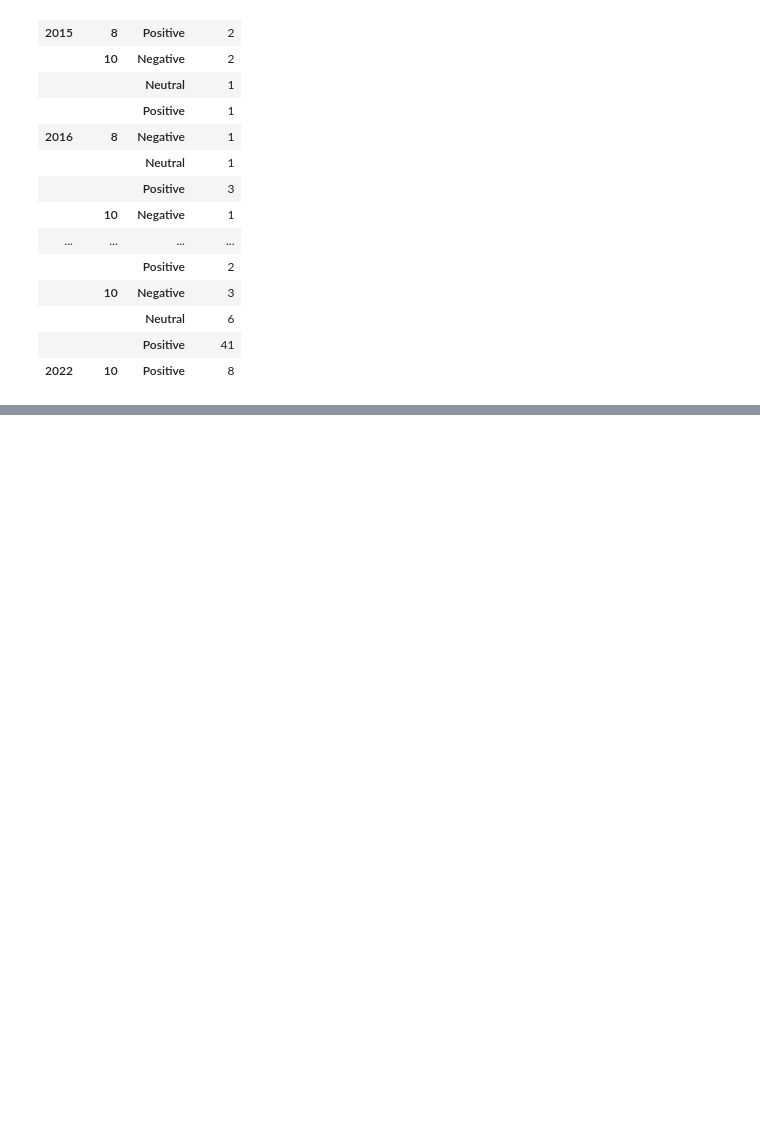
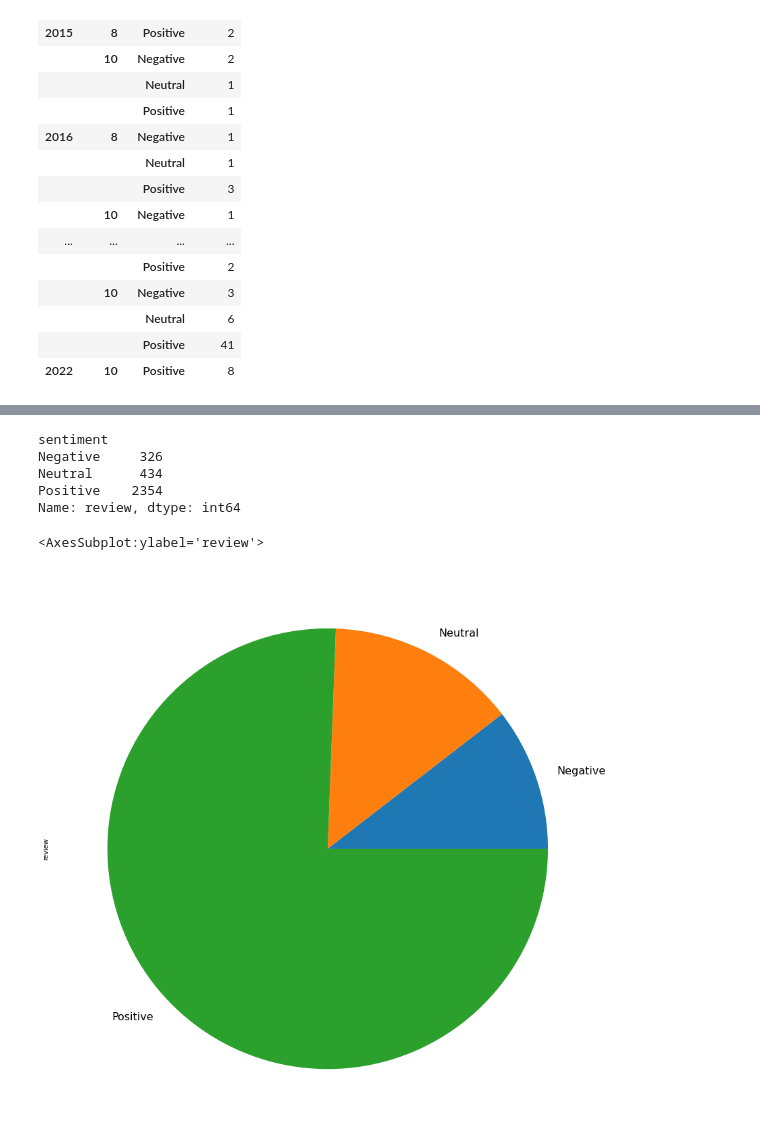
Before and after one commit to kilvear/Guest-Feedback-Insights, a Jupyter notebook: sentiment_analysis/sentiment_analysis.ipynb, the cells around one changed output, grey strips where cells are left out. Cells and saved outputs as stored; diff of their text form; code cells hidden in the pictures; blank space fills up the shorter version.

Commit message:
Added sentiment analysis visualization

```diff
--- a/sentiment_analysis/sentiment_analysis.ipynb
+++ b/sentiment_analysis/sentiment_analysis.ipynb
@@ -74,3 +75,6 @@ df_count
 | 2022 | 10 | Positive | 8 |
 # %%
 # TODO: Add visualisation
+
+df = pd.read_excel("ussreview_sentiment.xlsx")
+df
@@ -76,0 +95,15 @@ df_count
+# %%
+df3 = df.groupby(['sentiment'])['review'].count()
+df3
+# %% [output]
+sentiment
+Negative     326
+Neutral      434
+Positive    2354
+Name: review, dtype: int64
+# %%
+sentiment_share_overall = df3.plot.pie(y='sentiment', figsize=(15, 15), fontsize=16)
+sentiment_share_overall
+# %% [output]
+<AxesSubplot:ylabel='review'>
+[figure, added]
```
Also changed, not shown: parts of 3 cells of this notebook.
